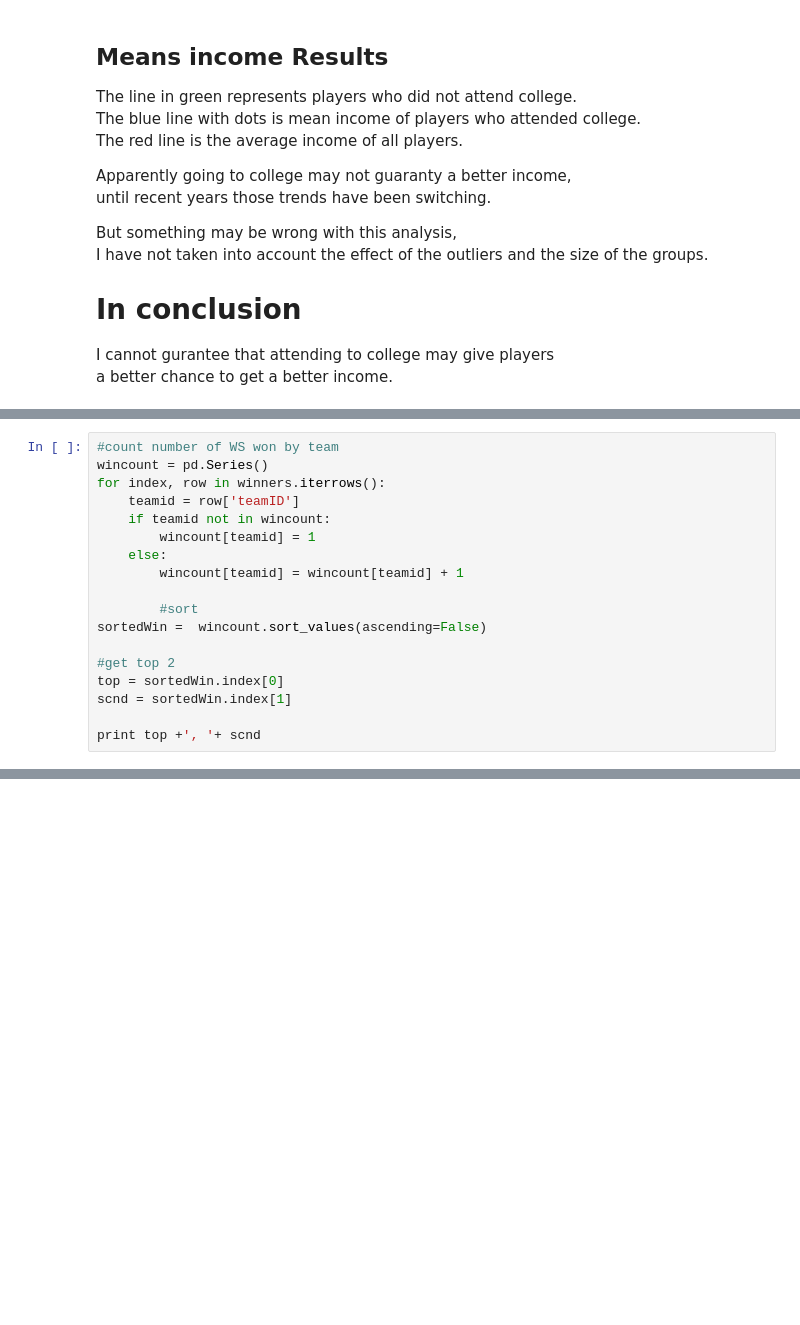
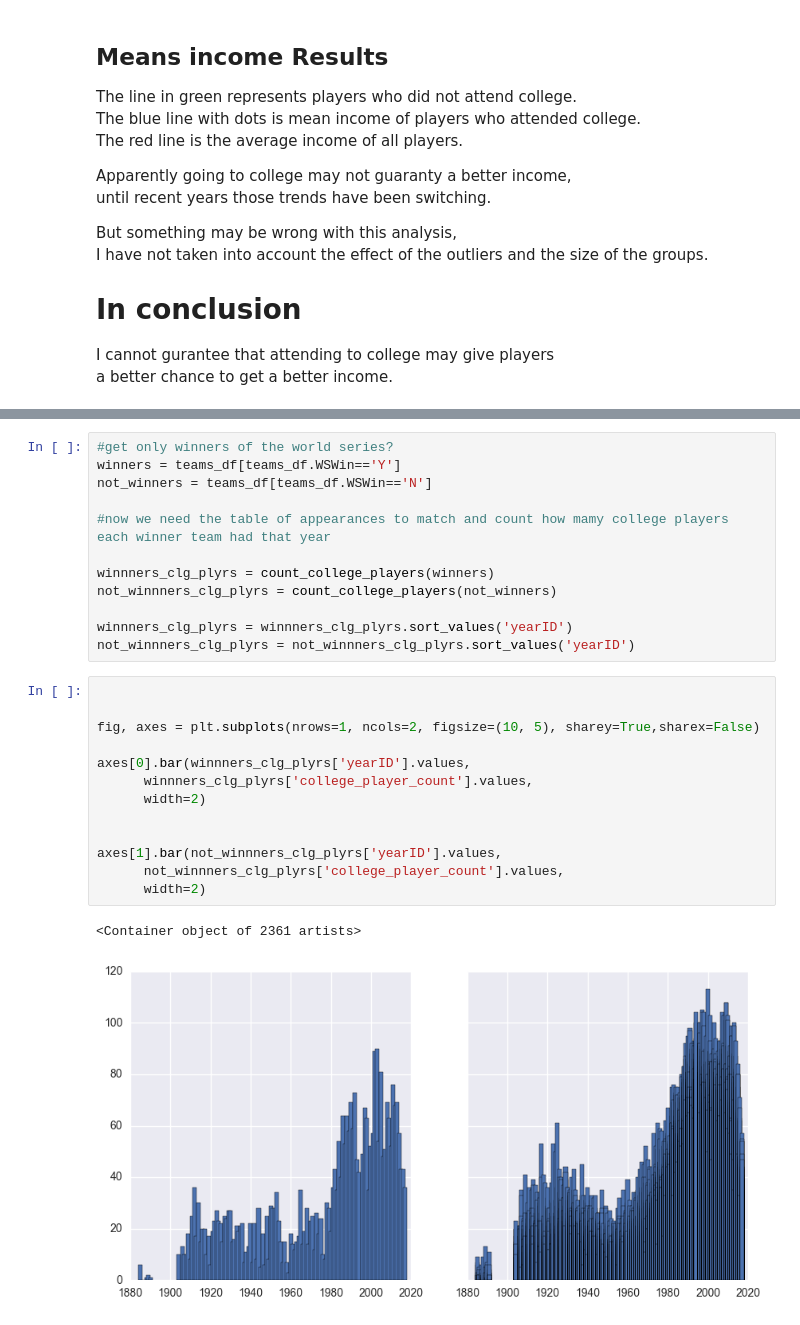
Before and after one commit to ulitosCoder/DataAnalysis, a Jupyter notebook: project_investigate_a_dataset/Baseball Data Analysis.ipynb, the cells around one changed output, grey strips where cells are left out. Saved outputs shown, nothing was run; the diff lists cells and outputs as text; blank space fills up the shorter version.

Commit message:
Finished chance of winning World Series with more college players

```diff
--- a/project_investigate_a_dataset/Baseball Data Analysis.ipynb
+++ b/project_investigate_a_dataset/Baseball Data Analysis.ipynb
@@ -208,18 +175,0 @@ Name: W, dtype: float64
-# %%
-#count number of WS won by team
-wincount = pd.Series()
-for index, row in winners.iterrows():
-    teamid = row['teamID']
-    if teamid not in wincount:
-        wincount[teamid] = 1
-    else:
-        wincount[teamid] = wincount[teamid] + 1
-
-        #sort
-sortedWin =  wincount.sort_values(ascending=False)
-
-#get top 2
-top = sortedWin.index[0]
-scnd = sortedWin.index[1]
-
-print top +', '+ scnd
@@ -283,0 +222,28 @@ dtype: object, 507500.000000
+# %%
+#get only winners of the world series?
+winners = teams_df[teams_df.WSWin=='Y']
+not_winners = teams_df[teams_df.WSWin=='N']
+
+#now we need the table of appearances to match and count how mamy college players each winner team had that year
+
+winnners_clg_plyrs = count_college_players(winners)
+not_winnners_clg_plyrs = count_college_players(not_winners)
+
+winnners_clg_plyrs = winnners_clg_plyrs.sort_values('yearID')
+not_winnners_clg_plyrs = not_winnners_clg_plyrs.sort_values('yearID')
+# %%
+
+
+fig, axes = plt.subplots(nrows=1, ncols=2, figsize=(10, 5), sharey=True,sharex=False)
+
+axes[0].bar(winnners_clg_plyrs['yearID'].values,
+      winnners_clg_plyrs['college_player_count'].values,
+      width=2)
+
+
+axes[1].bar(not_winnners_clg_plyrs['yearID'].values,
+      not_winnners_clg_plyrs['college_player_count'].values,
+      width=2)
+# %% [output]
+<Container object of 2361 artists>
+[figure, added]
```
Also changed, not shown: parts of 13 cells of this notebook.
